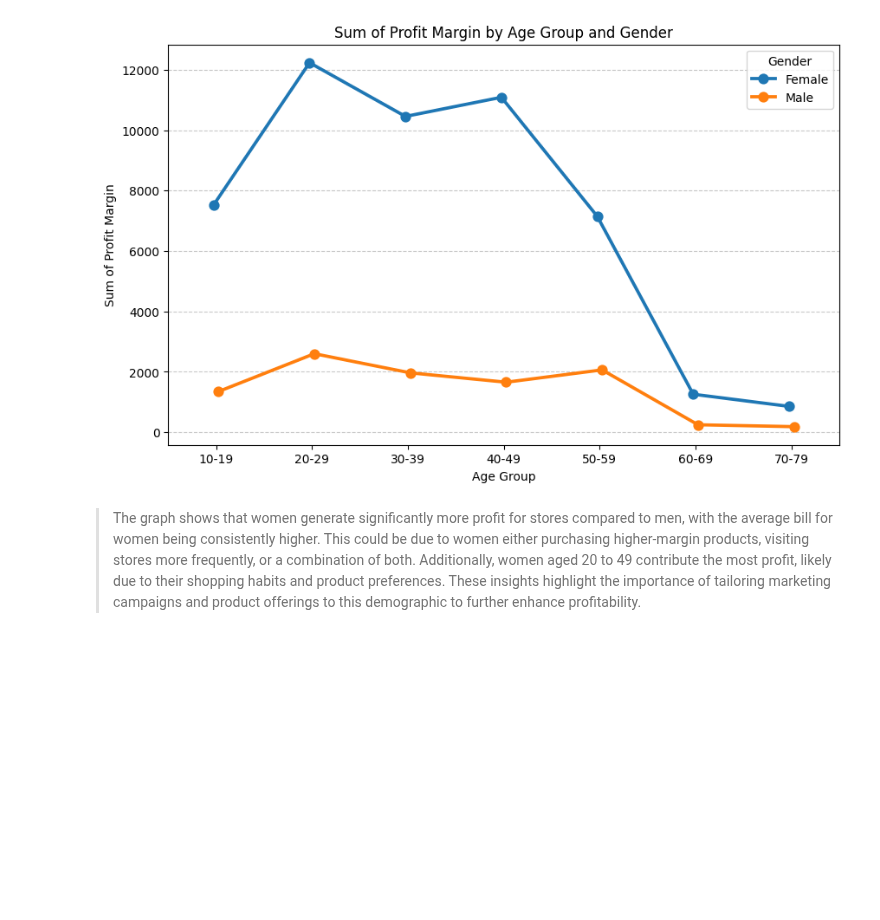
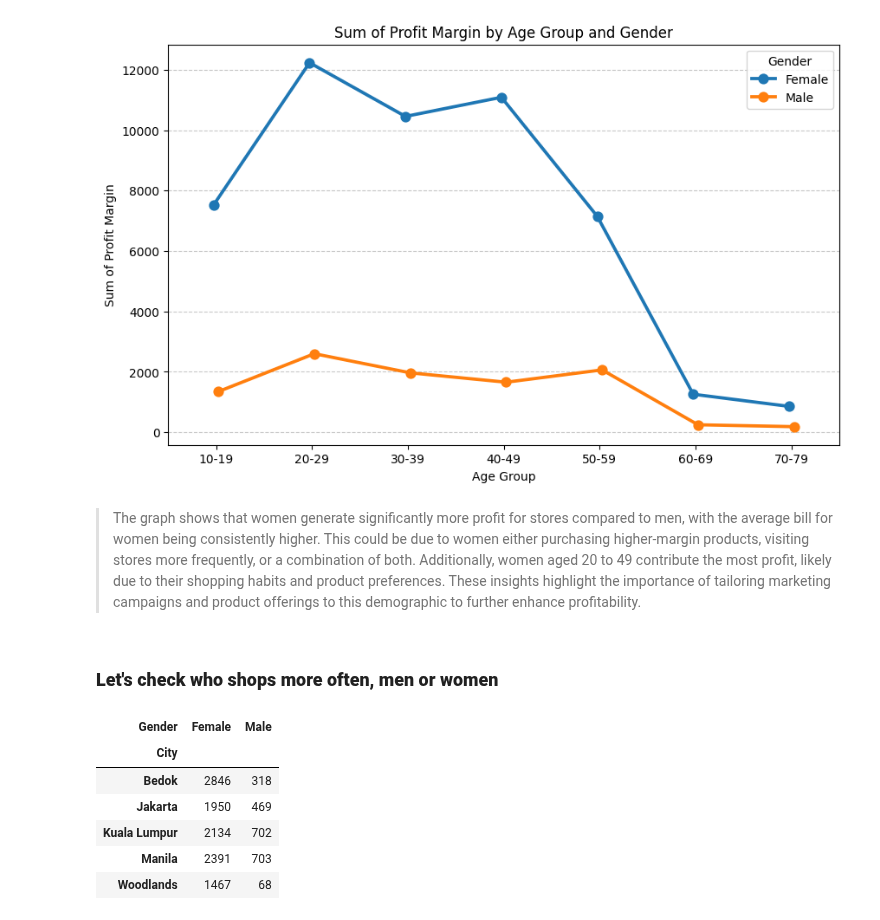
Before and after one commit to KharchenkoAnastasia/customer_analysis_grocery_chain, a Jupyter notebook: customer_analysis_grocery_chain.ipynb, the cells around one changed output. Saved outputs shown, nothing was run; the diff lists cells and outputs as text; code cells hidden in the pictures; blank space fills up the shorter version.

```diff
--- a/customer_analysis_grocery_chain.ipynb
+++ b/customer_analysis_grocery_chain.ipynb
@@ -343,3 +343,19 @@ plt.show()
 
 > The graph shows that women generate significantly more profit for stores compared to men, with the average bill for women being consistently higher. This could be due to women either purchasing higher-margin products, visiting stores more frequently, or a combination of both.
 Additionally, women aged 20 to 49 contribute the most profit, likely due to their shopping habits and product preferences. These insights highlight the importance of tailoring marketing campaigns and product offerings to this demographic to further enhance profitability.
+# %% [markdown]
+### **Let's check who shops more often, men or women**
+# %%
+# Group by City and Gender to count transactions
+city_gender_counts = df.groupby(['City', 'Gender'])['Receipt Number'].nunique().unstack(fill_value=0)
+
+# Apply the background gradient styling
+city_gender_counts.style.background_gradient(axis=1)
+# %% [output]
+| Gender | Female | Male |
+| City |  |  |
+| Bedok | 2846 | 318 |
+| Jakarta | 1950 | 469 |
+| Kuala Lumpur | 2134 | 702 |
+| Manila | 2391 | 703 |
+| Woodlands | 1467 | 68 |
```
Also changed, not shown: parts of 2 cells of this notebook.
